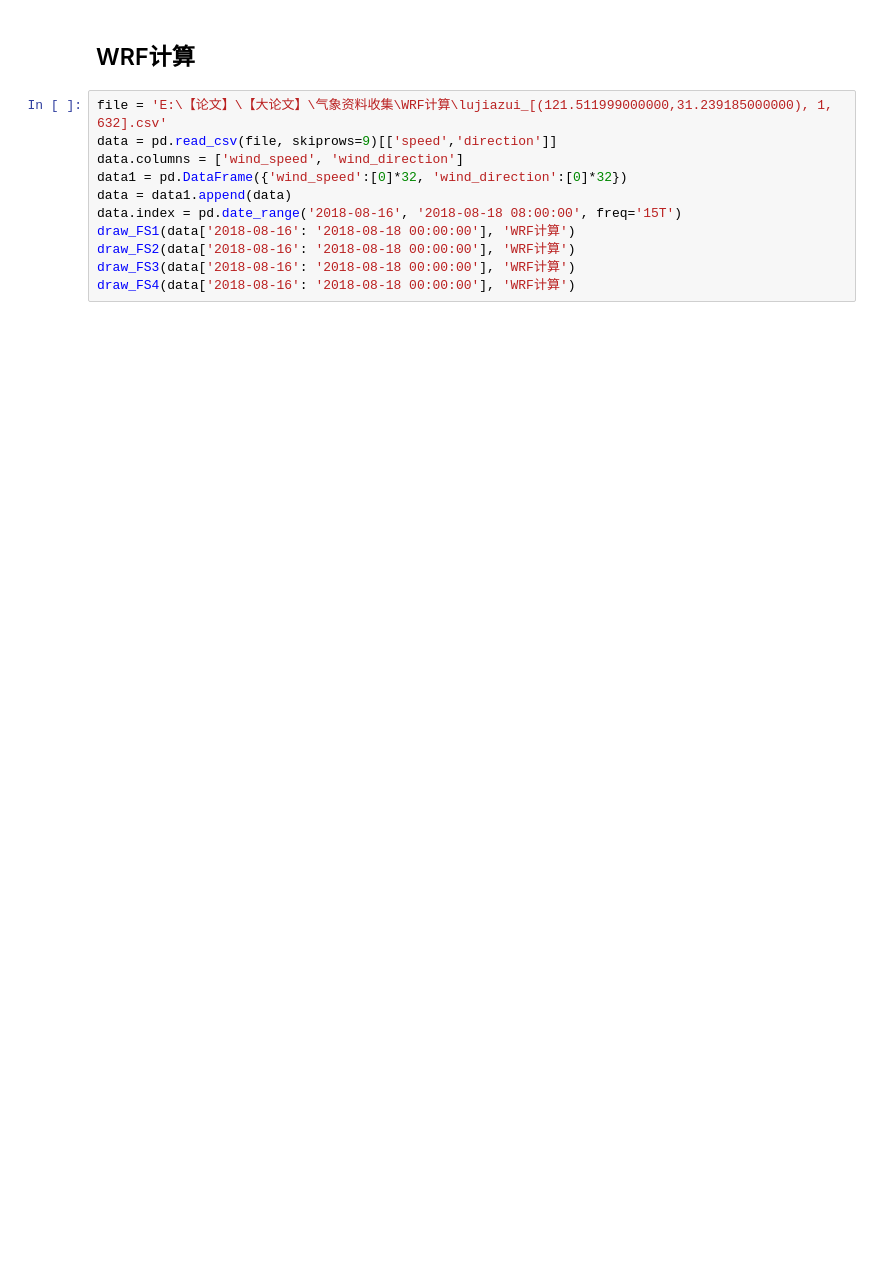
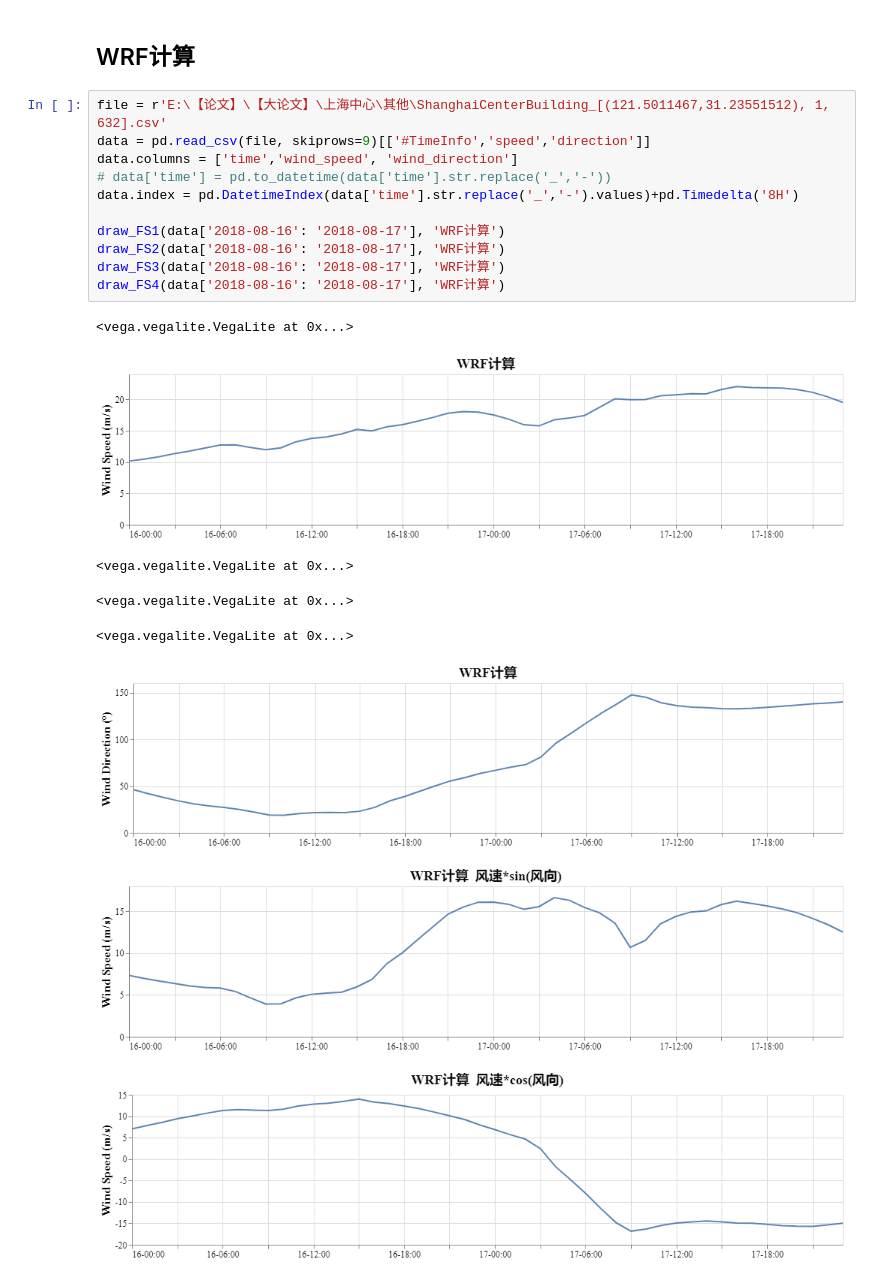
Before and after one commit to Zhen001/Structural-Health-Monitoring-1, a Jupyter notebook: 上海中心/Python脚本/SHZX-Data_export.ipynb, the cells around one changed output. Cells and saved outputs as stored; diff of their text form; blank space fills up the shorter version.

```diff
--- a/上海中心/Python脚本/SHZX-Data_export.ipynb
+++ b/上海中心/Python脚本/SHZX-Data_export.ipynb
@@ -167,13 +181,22 @@ for i_code in ['FS-132-02']:
 # %% [markdown]
 ## WRF计算
 # %%
-file = 'E:\【论文】\【大论文】\气象资料收集\WRF计算\lujiazui_[(121.511999000000,31.239185000000), 1, 632].csv'
-data = pd.read_csv(file, skiprows=9)[['speed','direction']]
-data.columns = ['wind_speed', 'wind_direction']
-data1 = pd.DataFrame({'wind_speed':[0]*32, 'wind_direction':[0]*32})
-data = data1.append(data)
-data.index = pd.date_range('2018-08-16', '2018-08-18 08:00:00', freq='15T')
-draw_FS1(data['2018-08-16': '2018-08-18 00:00:00'], 'WRF计算')
-draw_FS2(data['2018-08-16': '2018-08-18 00:00:00'], 'WRF计算')
-draw_FS3(data['2018-08-16': '2018-08-18 00:00:00'], 'WRF计算')
-draw_FS4(data['2018-08-16': '2018-08-18 00:00:00'], 'WRF计算')
+file = r'E:\【论文】\【大论文】\上海中心\其他\ShanghaiCenterBuilding_[(121.5011467,31.23551512), 1, 632].csv'
+data = pd.read_csv(file, skiprows=9)[['#TimeInfo','speed','direction']]
+data.columns = ['time','wind_speed', 'wind_direction']
+# data['time'] = pd.to_datetime(data['time'].str.replace('_','-'))
+data.index = pd.DatetimeIndex(data['time'].str.replace('_','-').values)+pd.Timedelta('8H')
+
+draw_FS1(data['2018-08-16': '2018-08-17'], 'WRF计算')
+draw_FS2(data['2018-08-16': '2018-08-17'], 'WRF计算')
+draw_FS3(data['2018-08-16': '2018-08-17'], 'WRF计算')
+draw_FS4(data['2018-08-16': '2018-08-17'], 'WRF计算')
+# %% [output]
+<vega.vegalite.VegaLite at 0x...>
+[figure, added]
+<vega.vegalite.VegaLite at 0x...>
+<vega.vegalite.VegaLite at 0x...>
+<vega.vegalite.VegaLite at 0x...>
+[figure, added]
+[figure, added]
+[figure, added]
```
Also changed, not shown: parts of 3 cells of this notebook, 1 other file.
